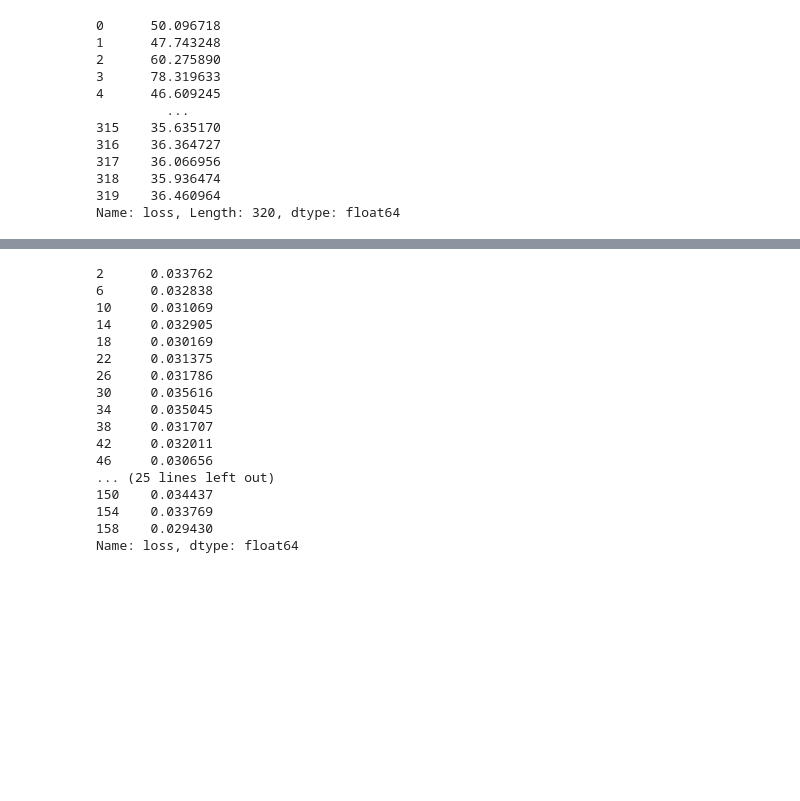
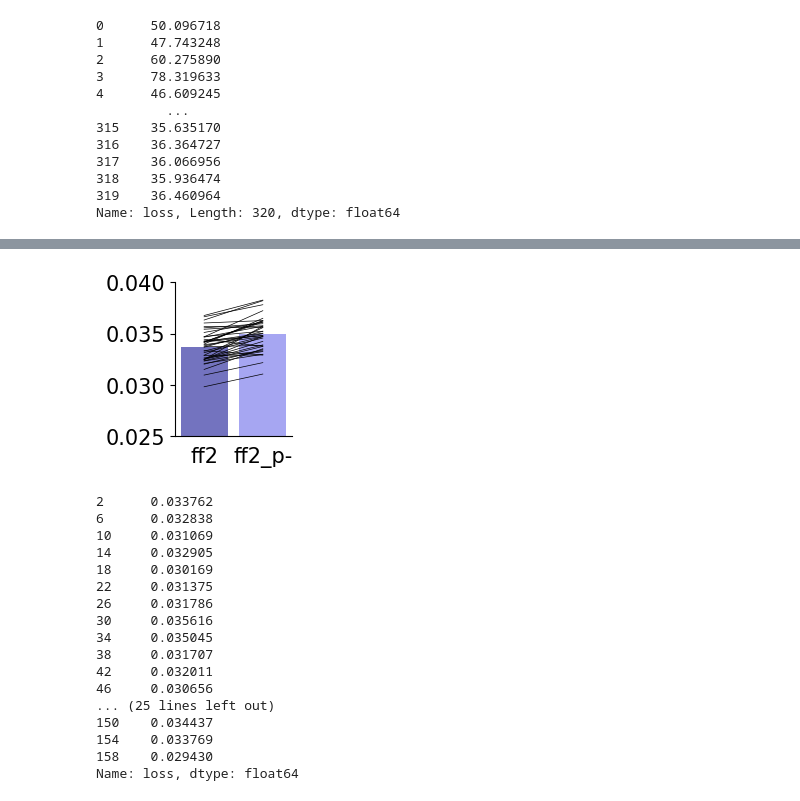
Before and after one commit to mshahbazi1997/MotorSavingModel, a Jupyter notebook: notebooks/perturb_hidden.ipynb, the cells around one changed output, grey strips where cells are left out. Drawn from its saved outputs; the diff is of its cells as text; code cells hidden in the pictures; blank space fills up the shorter version.

```diff
--- a/notebooks/perturb_hidden.ipynb
+++ b/notebooks/perturb_hidden.ipynb
@@ -291,3 +290,74 @@ fig.savefig(os.path.join(save_fig,'FF2_perturb_lat.pdf'),dpi=300,bbox_inches='ti
+# %%
+T = pd.read_csv(base_dir+'/perturb_hidden_lat.csv')
+fig,ax = plt.subplots(1,1,figsize=(1.5,2))
+
+
+T = T[~T['size'].isin([16,32,64])]
+D = T[(T['phase'].isin(['ff2', 'ff2_p-']))]
+
+
+
+palette_colors = {'ff1': 'g', 'ff2': (0.4,0.4,0.8), 'ff2_p+': (0.2,0.2,0.6), 'ff2_p-': (0.6,0.6,1)}
+#opacity_levels = {'ff1': 1, 'ff2': 1, 'ff2_p+': 0.2, 'ff2_p-': 0.6}
+
+#order = ['ff1','ff2','ff2_p+','ff2_p-']
+order = None
+# Plot for T_pos on the first subplot
+sb.barplot(x='phase', y='loss', data=D, hue='phase', ax=ax,palette=palette_colors,order=order,width=0.8,errorbar=None) # ,errorbar=None
+
+# Assuming there is a 'group_id' or similar to match FF1 and FF2
+for group_id, group_data in T.groupby('m'):
+    # ff1_value = group_data[group_data['phase'] == 'ff1']['loss'].values[0]
+    ff2_value = group_data[group_data['phase'] == 'ff2']['loss'].values[0]
+    #ff2_pos_value = group_data[group_data['phase'] == 'ff2_p+']['loss'].values[0]
+    ff2_neg_value = group_data[group_data['phase'] == 'ff2_p-']['loss'].values[0]
+
+    ax.plot(['ff2', 'ff2_p-'], [ff2_value, ff2_neg_value], color='k',linewidth=0.5)
+    #ax.plot(['ff2', 'ff2_p+'], [ff2_value, ff2_pos_value], color='k',linewidth=0.5)
+
+
+
+
+# Adjust the opacity of each bar based on its hue
+# for bar, hue in zip(ax.patches, T['phase']):
+#     bar.set_alpha(opacity_levels[hue])
+
+
+#ax.set_ylim([0.025, 0.04])
+#ax.set_ylim([32.5,39])
+#ax.set_ylim([15, 17])
+
+
+
+ax.spines['top'].set_visible(False)
+ax.spines['right'].set_visible(False)
+
+
+#ax.set_xticklabels([])
+ax.set_ylim([0.025,0.04])
+ax.set_yticks([0.025,0.03,0.035,0.04])
+
+ax.xaxis.set_tick_params(labelsize=fontsize_tick)
+ax.yaxis.set_tick_params(labelsize=fontsize_tick)
+
+ax.tick_params(bottom = False)
+ax.set_xlabel('', fontsize = fontsize_label)
+ax.set_ylabel('', fontsize = fontsize_label)
+
+
+
+fig.savefig(os.path.join(save_fig,'FF2_perturb_latneg.pdf'),dpi=300,bbox_inches='tight')
+# Display the plot
+#plt.tight_layout()  # Adjust the layout
+#plt.show()
+
+
+# L = T.pivot_table(index='m',columns='phase',values='loss')
+# t_statistic, p_value = stats.ttest_rel(L['ff2'],L['ff2_p'])
+# print("T-statistic:", t_statistic)
+# print("P-value:", p_value)
+# %% [output]
+[figure, added]
 # %%
 T[T['phase']=='ff2_p+']['loss']
 # %% [output]
```
Also changed, not shown: parts of 3 cells of this notebook, 5 other files.
